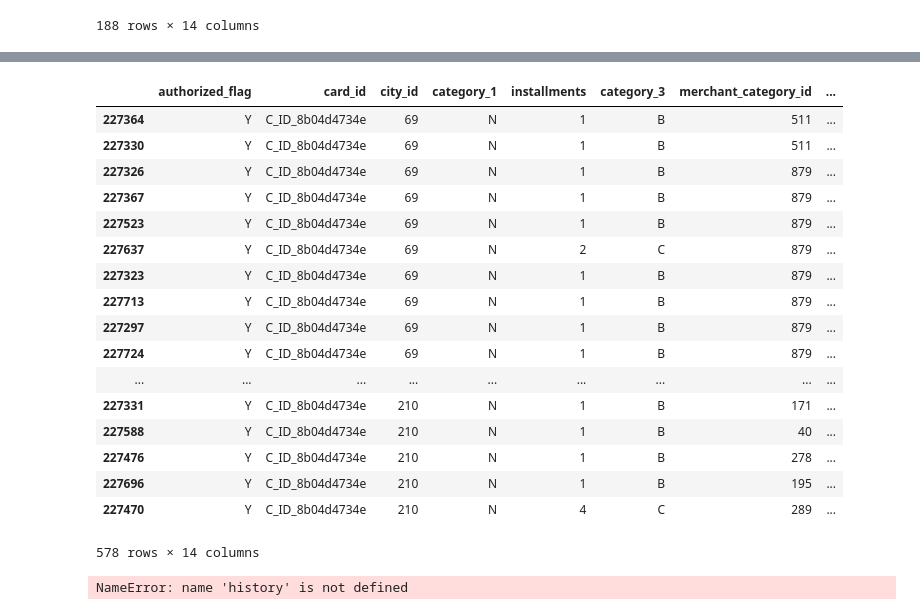
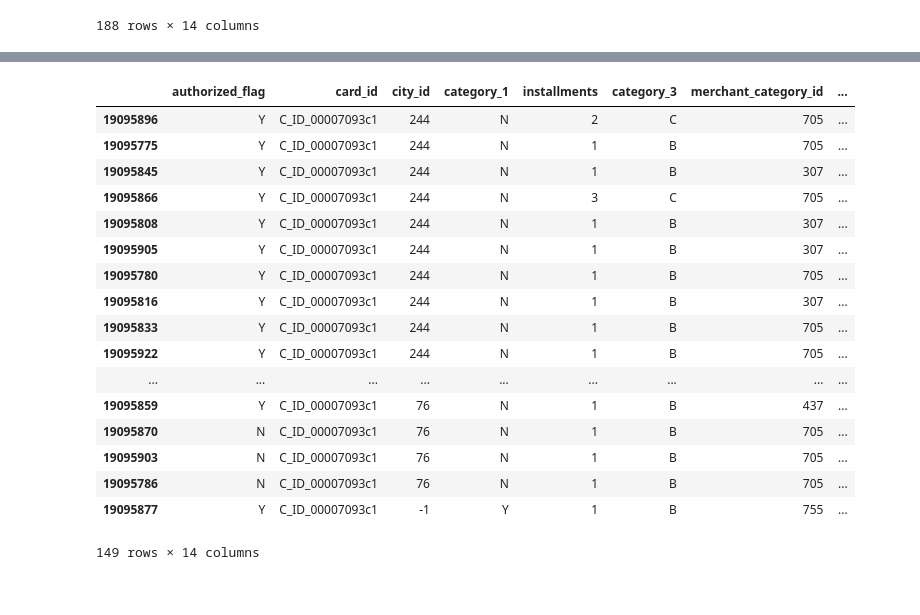
Before and after one commit to miniii222/kaggle, a Jupyter notebook: Elo_Merchant_Category_Recommendation/eda/1-6.NA&outlier.ipynb, the cells around one changed output, grey strips where cells are left out. Saved outputs shown, nothing was run; the diff lists cells and outputs as text; code cells hidden in the pictures.

```diff
--- a/Elo_Merchant_Category_Recommendation/eda/1-6.NA&outlier.ipynb
+++ b/Elo_Merchant_Category_Recommendation/eda/1-6.NA&outlier.ipynb
@@ -12,0 +17,3 @@ merchant = pd.read_csv(path+'merchants.csv') #key : merchant_id
+# %%
+history = pd.read_pickle(path + 'sorted_history.pkl')
+history.head()
@@ -103,25 +534,21 @@ Name: installments, dtype: int64
 # %%
-history.loc[history.card_id=='C_ID_8b04d4734e', :].sort_values(['merchant_id','purchase_date'])
+history.loc[history.card_id == 'C_ID_00007093c1', : ].sort_values(['purchase_date'])
 # %% [output]
 |  | authorized_flag | card_id | city_id | category_1 | installments | category_3 | merchant_category_id | ... |
-| 227364 | Y | C_ID_8b04d4734e | 69 | N | 1 | B | 511 | ... |
-| 227330 | Y | C_ID_8b04d4734e | 69 | N | 1 | B | 511 | ... |
-| 227326 | Y | C_ID_8b04d4734e | 69 | N | 1 | B | 879 | ... |
-| 227367 | Y | C_ID_8b04d4734e | 69 | N | 1 | B | 879 | ... |
-| 227523 | Y | C_ID_8b04d4734e | 69 | N | 1 | B | 879 | ... |
-| 227637 | Y | C_ID_8b04d4734e | 69 | N | 2 | C | 879 | ... |
-| 227323 | Y | C_ID_8b04d4734e | 69 | N | 1 | B | 879 | ... |
-| 227713 | Y | C_ID_8b04d4734e | 69 | N | 1 | B | 879 | ... |
-| 227297 | Y | C_ID_8b04d4734e | 69 | N | 1 | B | 879 | ... |
-| 227724 | Y | C_ID_8b04d4734e | 69 | N | 1 | B | 879 | ... |
+| 19095896 | Y | C_ID_00007093c1 | 244 | N | 2 | C | 705 | ... |
+| 19095775 | Y | C_ID_00007093c1 | 244 | N | 1 | B | 705 | ... |
+| 19095845 | Y | C_ID_00007093c1 | 244 | N | 1 | B | 307 | ... |
+| 19095866 | Y | C_ID_00007093c1 | 244 | N | 3 | C | 705 | ... |
+| 19095808 | Y | C_ID_00007093c1 | 244 | N | 1 | B | 307 | ... |
+| 19095905 | Y | C_ID_00007093c1 | 244 | N | 1 | B | 307 | ... |
+| 19095780 | Y | C_ID_00007093c1 | 244 | N | 1 | B | 705 | ... |
+| 19095816 | Y | C_ID_00007093c1 | 244 | N | 1 | B | 307 | ... |
+| 19095833 | Y | C_ID_00007093c1 | 244 | N | 1 | B | 705 | ... |
+| 19095922 | Y | C_ID_00007093c1 | 244 | N | 1 | B | 705 | ... |
 | ... | ... | ... | ... | ... | ... | ... | ... | ... |
-| 227331 | Y | C_ID_8b04d4734e | 210 | N | 1 | B | 171 | ... |
-| 227588 | Y | C_ID_8b04d4734e | 210 | N | 1 | B | 40 | ... |
-| 227476 | Y | C_ID_8b04d4734e | 210 | N | 1 | B | 278 | ... |
-| 227696 | Y | C_ID_8b04d4734e | 210 | N | 1 | B | 195 | ... |
-| 227470 | Y | C_ID_8b04d4734e | 210 | N | 4 | C | 289 | ... |
+| 19095859 | Y | C_ID_00007093c1 | 76 | N | 1 | B | 437 | ... |
+| 19095870 | N | C_ID_00007093c1 | 76 | N | 1 | B | 705 | ... |
+| 19095903 | N | C_ID_00007093c1 | 76 | N | 1 | B | 705 | ... |
+| 19095786 | N | C_ID_00007093c1 | 76 | N | 1 | B | 705 | ... |
+| 19095877 | Y | C_ID_00007093c1 | -1 | Y | 1 | B | 755 | ... |
-578 rows × 14 columns
+149 rows × 14 columns
-# %%
-plt.scatter(history.loc[history.card_id=='C_ID_8b04d4734e', 'installments'], history.loc[history.card_id=='C_ID_8b04d4734e', 'purchase_amount'])
-# %% [output]
-NameError: name 'history' is not defined
```
Also changed, not shown: parts of 72 cells of this notebook.
